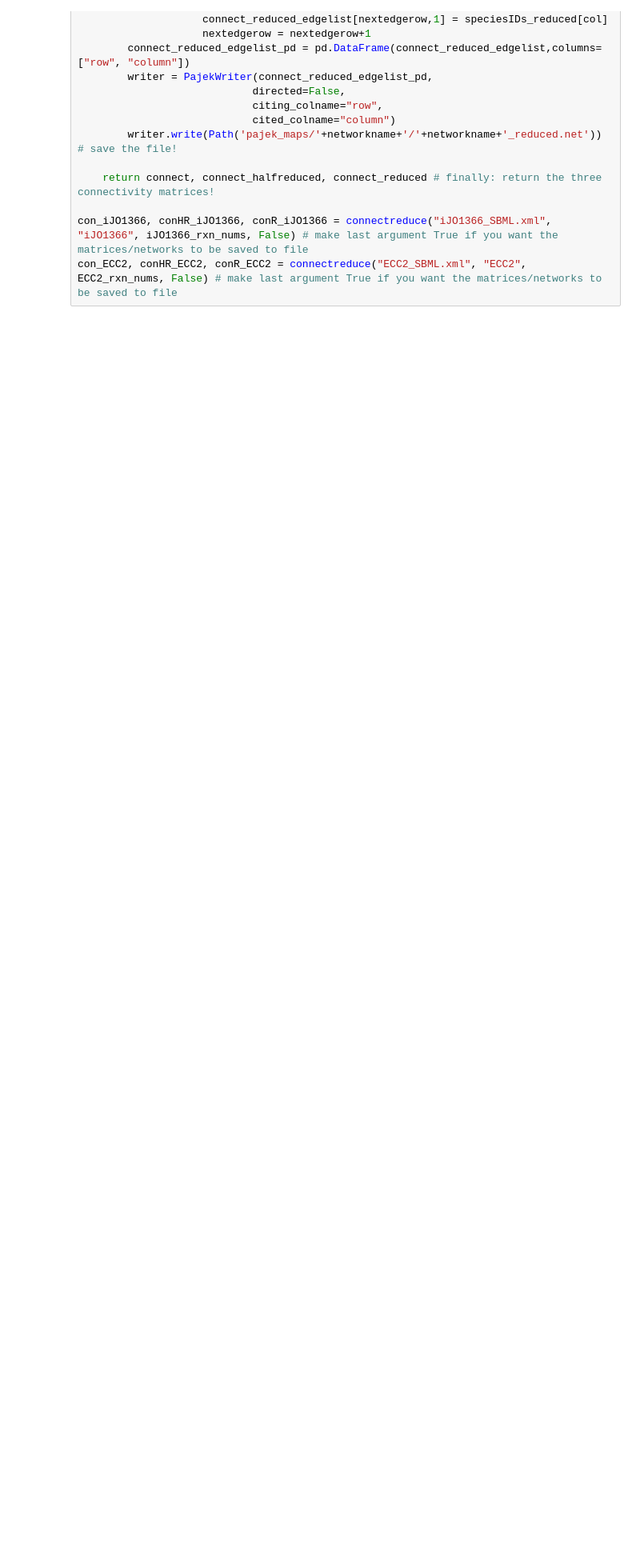
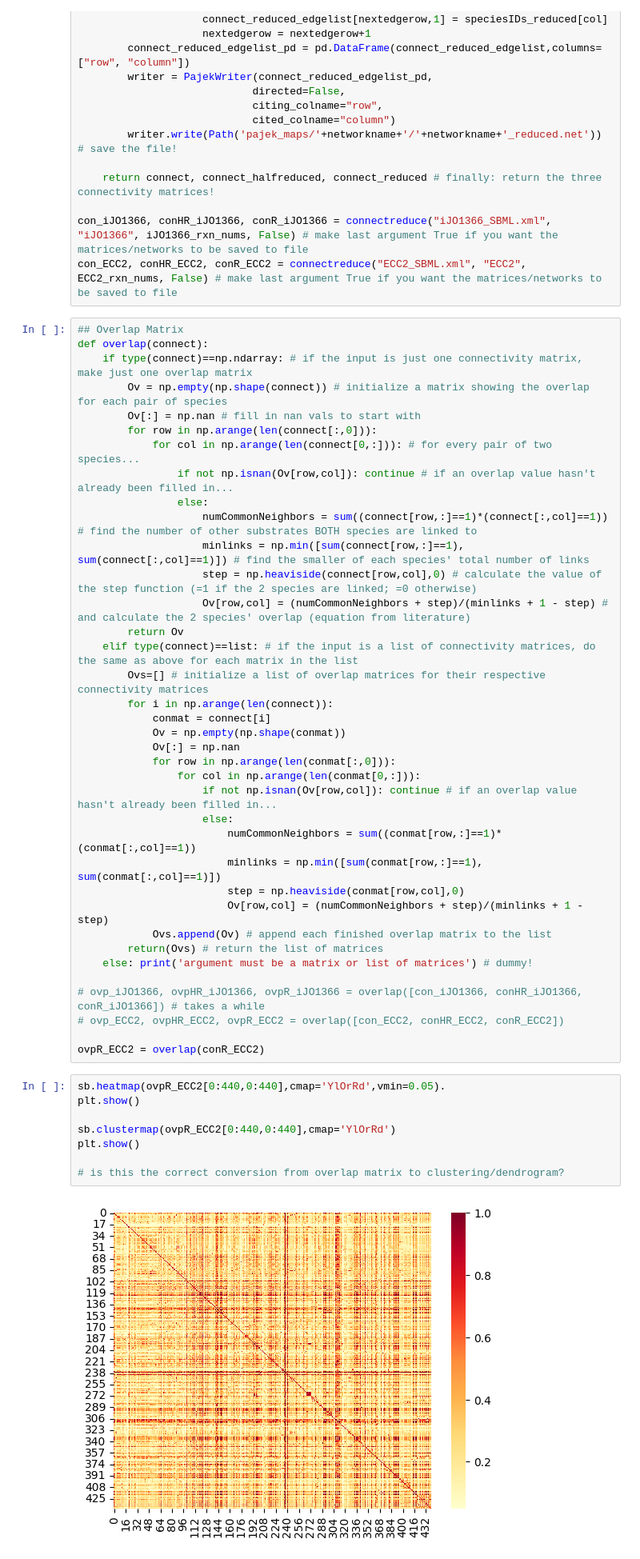
Before and after one commit to skelysium/metabolism-clustering, a Jupyter notebook: project_code.ipynb, the cells around one changed output. Shown: that part at 80% size. Saved outputs shown, nothing was run; the diff lists cells and outputs as text; blank space fills up the shorter version.

Commit message:
implemented algo for creation of overlap matrices from adjacency matrices. started checking work with graphs; likely has some kinks still.

```diff
--- a/project_code.ipynb
+++ b/project_code.ipynb
@@ -269,3 +272,50 @@ def connectreduce(SBMLfilename, networkname, numberofrxns, writebool):
 
 con_iJO1366, conHR_iJO1366, conR_iJO1366 = connectreduce("iJO1366_SBML.xml", "iJO1366", iJO1366_rxn_nums, False) # make last argument True if you want the matrices/networks to be saved to file
 con_ECC2, conHR_ECC2, conR_ECC2 = connectreduce("ECC2_SBML.xml", "ECC2", ECC2_rxn_nums, False) # make last argument True if you want the matrices/networks to be saved to file
+# %%
+## Overlap Matrix
+def overlap(connect):
+    if type(connect)==np.ndarray: # if the input is just one connectivity matrix, make just one overlap matrix
+        Ov = np.empty(np.shape(connect)) # initialize a matrix showing the overlap for each pair of species
+        Ov[:] = np.nan # fill in nan vals to start with
+        for row in np.arange(len(connect[:,0])):
+            for col in np.arange(len(connect[0,:])): # for every pair of two species...
+                if not np.isnan(Ov[row,col]): continue # if an overlap value hasn't already been filled in...
+                else:
+                    numCommonNeighbors = sum((connect[row,:]==1)*(connect[:,col]==1)) # find the number of other substrates BOTH species are linked to
+                    minlinks = np.min([sum(connect[row,:]==1), sum(connect[:,col]==1)]) # find the smaller of each species' total number of links
+                    step = np.heaviside(connect[row,col],0) # calculate the value of the step function (=1 if the 2 species are linked; =0 otherwise)
+                    Ov[row,col] = (numCommonNeighbors + step)/(minlinks + 1 - step) # and calculate the 2 species' overlap (equation from literature)
+        return Ov
+    elif type(connect)==list: # if the input is a list of connectivity matrices, do the same as above for each matrix in the list
+        Ovs=[] # initialize a list of overlap matrices for their respective connectivity matrices
+        for i in np.arange(len(connect)):
+            conmat = connect[i]
+            Ov = np.empty(np.shape(conmat))
+            Ov[:] = np.nan
+            for row in np.arange(len(conmat[:,0])):
+                for col in np.arange(len(conmat[0,:])):
+                    if not np.isnan(Ov[row,col]): continue # if an overlap value hasn't already been filled in...
+                    else:
+                        numCommonNeighbors = sum((conmat[row,:]==1)*(conmat[:,col]==1))
+                        minlinks = np.min([sum(conmat[row,:]==1), sum(conmat[:,col]==1)])
+                        step = np.heaviside(conmat[row,col],0)
+                        Ov[row,col] = (numCommonNeighbors + step)/(minlinks + 1 - step)
+            Ovs.append(Ov) # append each finished overlap matrix to the list
+        return(Ovs) # return the list of matrices
+    else: print('argument must be a matrix or list of matrices') # dummy!
+
+# ovp_iJO1366, ovpHR_iJO1366, ovpR_iJO1366 = overlap([con_iJO1366, conHR_iJO1366, conR_iJO1366]) # takes a while
+# ovp_ECC2, ovpHR_ECC2, ovpR_ECC2 = overlap([con_ECC2, conHR_ECC2, conR_ECC2])
+
+ovpR_ECC2 = overlap(conR_ECC2)
+# %%
+sb.heatmap(ovpR_ECC2[0:440,0:440],cmap='YlOrRd',vmin=0.05).
+plt.show()
+
+sb.clustermap(ovpR_ECC2[0:440,0:440],cmap='YlOrRd')
+plt.show()
+
+# is this the correct conversion from overlap matrix to clustering/dendrogram?
+# %% [output]
+[figure, added]
```
Also changed, not shown: parts of 2 cells of this notebook.
